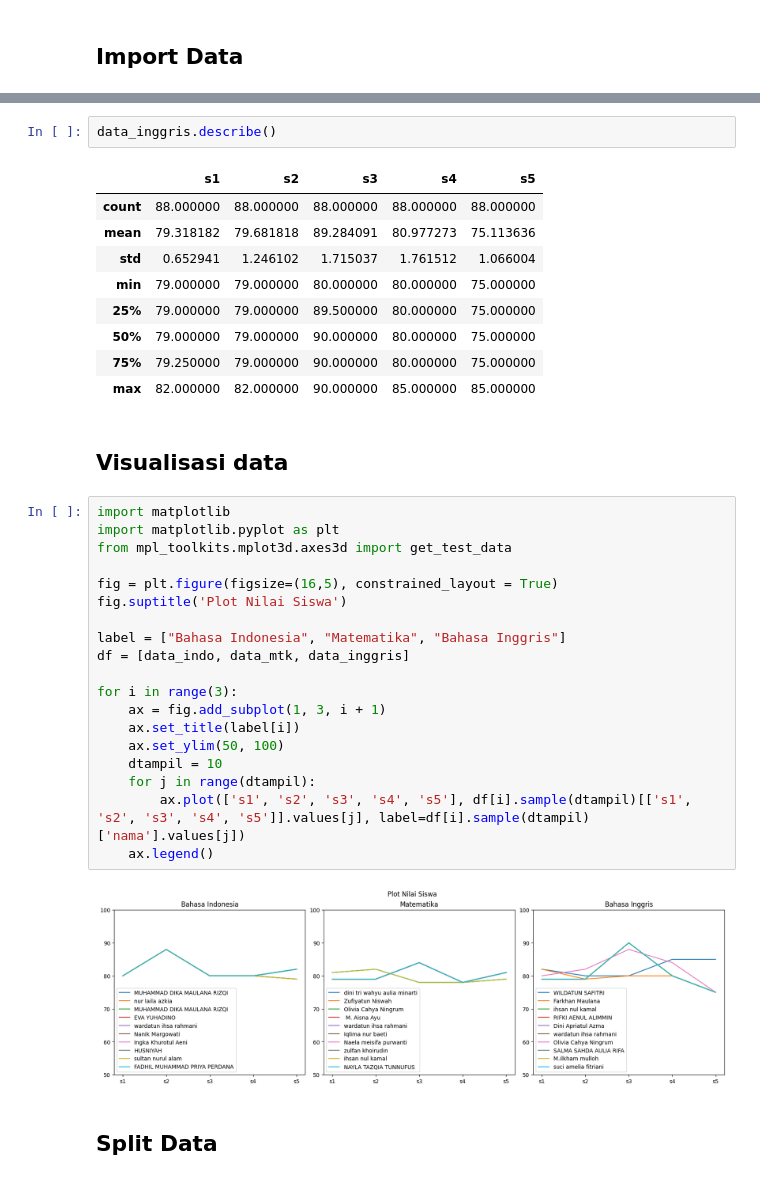
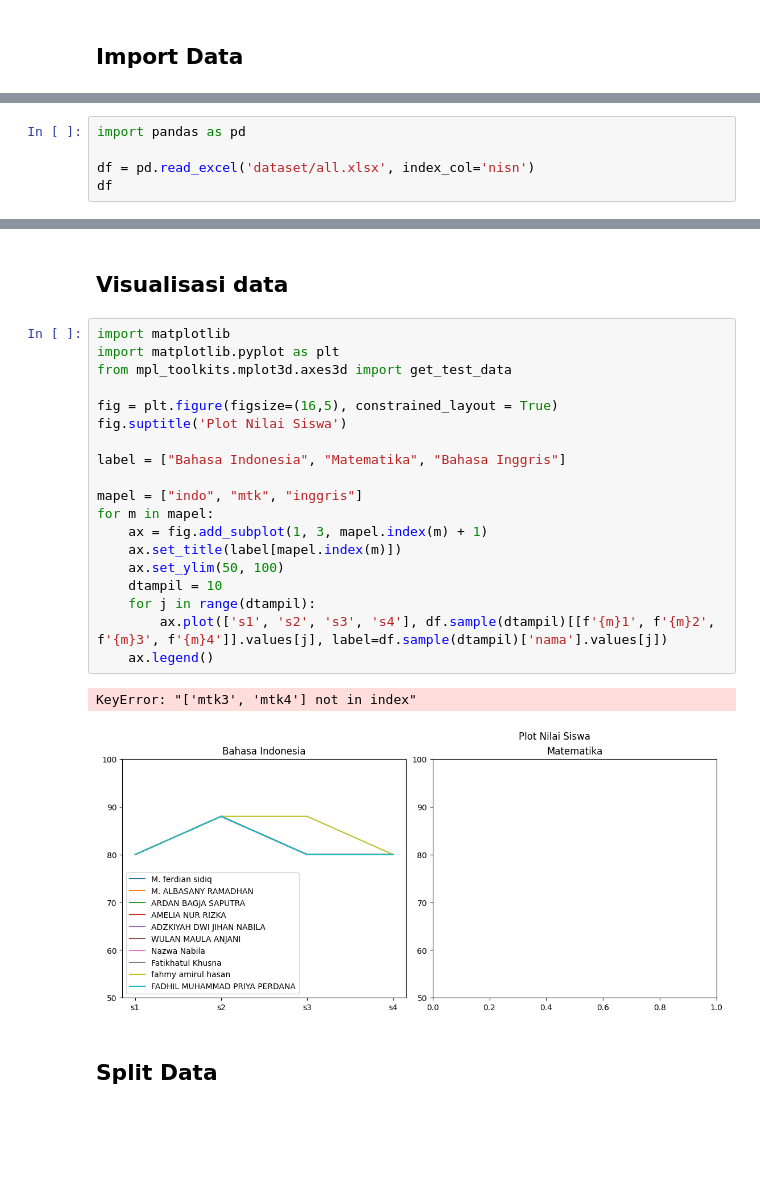
Before and after one commit to ArtEnginer/backprosiswa, a Jupyter notebook: program.ipynb, the cells around one changed output, grey strips where cells are left out. Saved outputs shown, nothing was run; the diff lists cells and outputs as text; blank space fills up the shorter version.

```diff
--- a/program.ipynb
+++ b/program.ipynb
@@ -26,0 +5,5 @@ data_indo
+# %%
+import pandas as pd
+
+df = pd.read_excel('dataset/all.xlsx', index_col='nisn')
+df
@@ -51,38 +37,27 @@ data_mtk.describe()
-# %%
-data_inggris.describe()
-# %% [output]
-|  | s1 | s2 | s3 | s4 | s5 |
-| count | 88.000000 | 88.000000 | 88.000000 | 88.000000 | 88.000000 |
-| mean | 79.318182 | 79.681818 | 89.284091 | 80.977273 | 75.113636 |
-| std | 0.652941 | 1.246102 | 1.715037 | 1.761512 | 1.066004 |
-| min | 79.000000 | 79.000000 | 80.000000 | 80.000000 | 75.000000 |
-| 25% | 79.000000 | 79.000000 | 89.500000 | 80.000000 | 75.000000 |
-| 50% | 79.000000 | 79.000000 | 90.000000 | 80.000000 | 75.000000 |
-| 75% | 79.250000 | 79.000000 | 90.000000 | 80.000000 | 75.000000 |
-| max | 82.000000 | 82.000000 | 90.000000 | 85.000000 | 85.000000 |
 # %% [markdown]
 ## Visualisasi data
 # %%
 import matplotlib
 import matplotlib.pyplot as plt
 from mpl_toolkits.mplot3d.axes3d import get_test_data
 
 fig = plt.figure(figsize=(16,5), constrained_layout = True)
 fig.suptitle('Plot Nilai Siswa')
 
 label = ["Bahasa Indonesia", "Matematika", "Bahasa Inggris"]
-df = [data_indo, data_mtk, data_inggris]
 
-for i in range(3):
-    ax = fig.add_subplot(1, 3, i + 1)
-    ax.set_title(label[i])
+mapel = ["indo", "mtk", "inggris"]
+for m in mapel:
+    ax = fig.add_subplot(1, 3, mapel.index(m) + 1)
+    ax.set_title(label[mapel.index(m)])
     ax.set_ylim(50, 100)
     dtampil = 10
     for j in range(dtampil):
-        ax.plot(['s1', 's2', 's3', 's4', 's5'], df[i].sample(dtampil)[['s1', 's2', 's3', 's4', 's5']].values[j], label=df[i].sample(dtampil)['nama'].values[j])
+        ax.plot(['s1', 's2', 's3', 's4'], df.sample(dtampil)[[f'{m}1', f'{m}2', f'{m}3', f'{m}4']].values[j], label=df.sample(dtampil)['nama'].values[j])
     ax.legend()
 # %% [output]
+KeyError: "['mtk3', 'mtk4'] not in index"
-[figure, old version]
+[figure, new version]
 # %% [markdown]
 ## Split Data
 # %%
```
Also changed, not shown: parts of 4 cells of this notebook.
